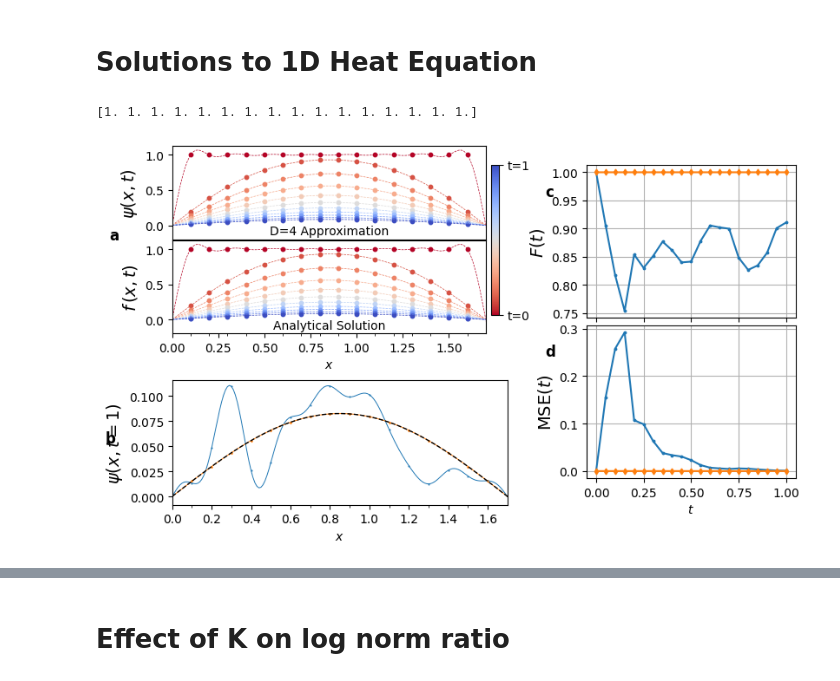
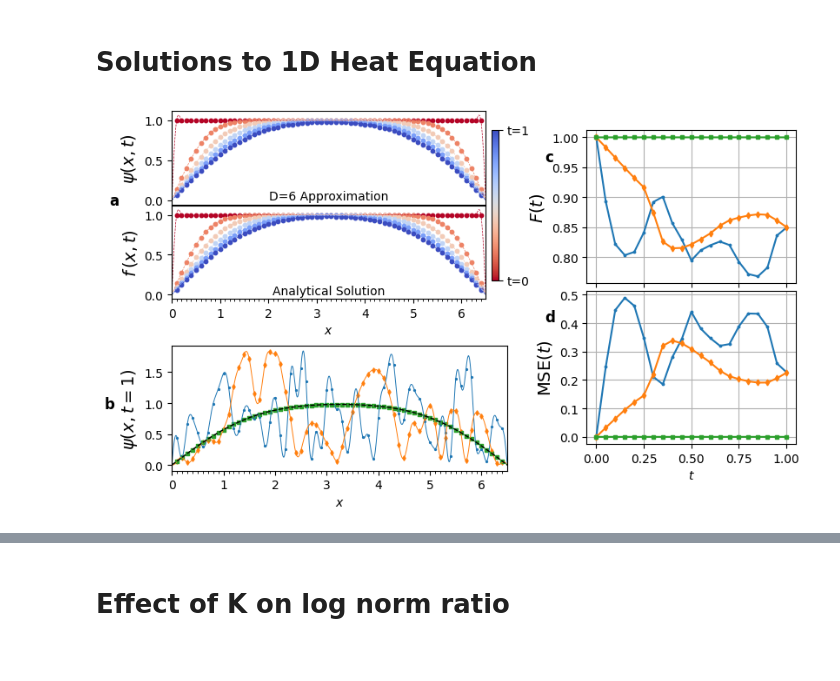
Before and after one commit to KnightShuffler/Quantum-Non-Unitary-Time-Evolution-Public-, a Jupyter notebook: heat_eqn_figs.ipynb, the cells around one changed output, grey strips where cells are left out. Cells and saved outputs as stored; diff of their text form; code cells hidden in the pictures.

Commit message:
updated figure notebook

```diff
--- a/heat_eqn_figs.ipynb
+++ b/heat_eqn_figs.ipynb
@@ -21,15 +28,17 @@ a4_height = 11.7
 # %%
 from tests.heat_eqn.input_handler import get_inputs
 
-for expt in get_inputs('0.8_alpha.json'):
-    print(expt.f0)
+files = ['6 qubit square wave', '6 qubit triangle wave']
+expt_datas = [load_rescaled_data('data/heat_eqn/PaperData/', file, 10) for file in files]
+
+# for expt in get_inputs('0.8_alpha.json'):
+#     print(expt.f0)
-# %% [output]
-[1. 1. 1. 1. 1. 1. 1. 1. 1. 1. 1. 1. 1. 1. 1. 1.]
 # %%
-files = ['6 qubit square wave alpha=0.8', '6 qubit square wave alpha=0.8']
-expt_data = load_rescaled_data('data/heat_eqn/alpha=0.8/', '4 qubit square wave alpha=0.8', 1)
+
+# expt_data = load_experiment_data('data/heat_eqn/PaperData/', '6 qubit square wave')
 # Nt = np.int32(np.ceil(expt_data.T/expt_data.dt))
 # Nx = expt_data.f0.shape[0]
+expt_data = expt_datas[0]
 Nd,Nt,Nx = expt_data.qite_sols.shape
 expt_data.periodic_bc_flag
 a4_width  = 8.3
@@ -56,7 +65,7 @@ plot_1d_evolution(evo_axs[0],
                   sample_x:=(np.arange(1,Nx+1) if not expt_data.periodic_bc_flag else np.arange(Nx))*expt_data.dx[0],
                   expt_data.dx[0], expt_data.L[0],
                   times:=np.arange(0,Nt+1)*expt_data.dt,
-                  plot_times:=np.arange(0,Nt+1,(Nt+1)//10))
+                  plot_times:=np.arange(0,Nt+1,(Nt+1)//5))
 plot_1d_evolution(evo_axs[1],
                   expt_data.f0,
                   expt_data.num_qbits[0],
@@ -87,7 +96,7 @@ for Di,D in enumerate(expt_data.D_list):
                                  dense_x, expt_data.L[0])
 
     l, = d_ax.plot(dense_x, iqsol, label=f'{D=}', linewidth=0.7, alpha=1.0)
-    d_ax.scatter(sample_x,qsol, marker=plt_markers[Di], color=l.get_color(), s=1.0)
+    d_ax.scatter(sample_x,qsol, marker=plt_markers[Di], color=l.get_color(), s=7)
 
 asol = expt_data.analytical_sol[-1]
 iasol = get_interpolation_1d(asol,expt_data.num_qbits[0],
@@ -109,34 +118,34 @@ d_ax.set_xlim([0.0, expt_data.L[0]])
 d_ax.set_xticks(np.arange(0,expt_data.L[0],expt_data.dx[0]),minor=True)
 # d_ax.set_ylim([-0.2, 2.2])
 
 # stat_axs[0].set_ylim([0.65,1.01])
 
 evo_axs[0].set_ylabel(r'$\psi(x,t)$', fontsize=14)
 evo_axs[1].set_ylabel(r'$f\,(x,t)$', fontsize=14)
 d_ax.set_ylabel(r'$\psi(x,t=1)$', fontsize=14)
 
 stat_axs[0].set_ylabel(r'$F(t)$', fontsize=14)
 stat_axs[1].set_ylabel(r'MSE$(t)$', fontsize=14)
 
 evo_axs[-1].set_xlabel(r'$x$')
 d_ax.set_xlabel(r'$x$')
 # stat_axs[0].set_xlabel('$t$')
 stat_axs[1].set_xlabel('$t$')
 
 evo_fig.subplots_adjust(hspace=0.01,right=0.85)
 stat_fig.subplots_adjust(hspace=0.05)#,top=0.75,bottom=0.25,wspace=0.5)
 
 add_text(evo_axs[0], -0.2, 0.0, 'a', weight='bold')
 add_text(d_ax, -0.2, 0.5, 'b', weight='bold')
 add_text(stat_axs[0], -0.2, 0.8, 'c', weight='bold')
 add_text(stat_axs[1], -0.2, 0.8, 'd', weight='bold')
 
 figpath = 'figs/heat_eqn/paper_figs/'
 figname = 'square_wave'
-plt.savefig(figpath+figname+'.svg',dpi=300, bbox_inches='tight')
-plt.savefig(figpath+figname+'.png',dpi=300, bbox_inches='tight')
+# plt.savefig(figpath+figname+'.svg',dpi=300, bbox_inches='tight')
+# plt.savefig(figpath+figname+'.png',dpi=300, bbox_inches='tight')
 
 plt.show()
 # %% [output]
-[figure, old version]
+[figure, new version]
 # %%
```
Also changed, not shown: parts of 15 cells of this notebook.
